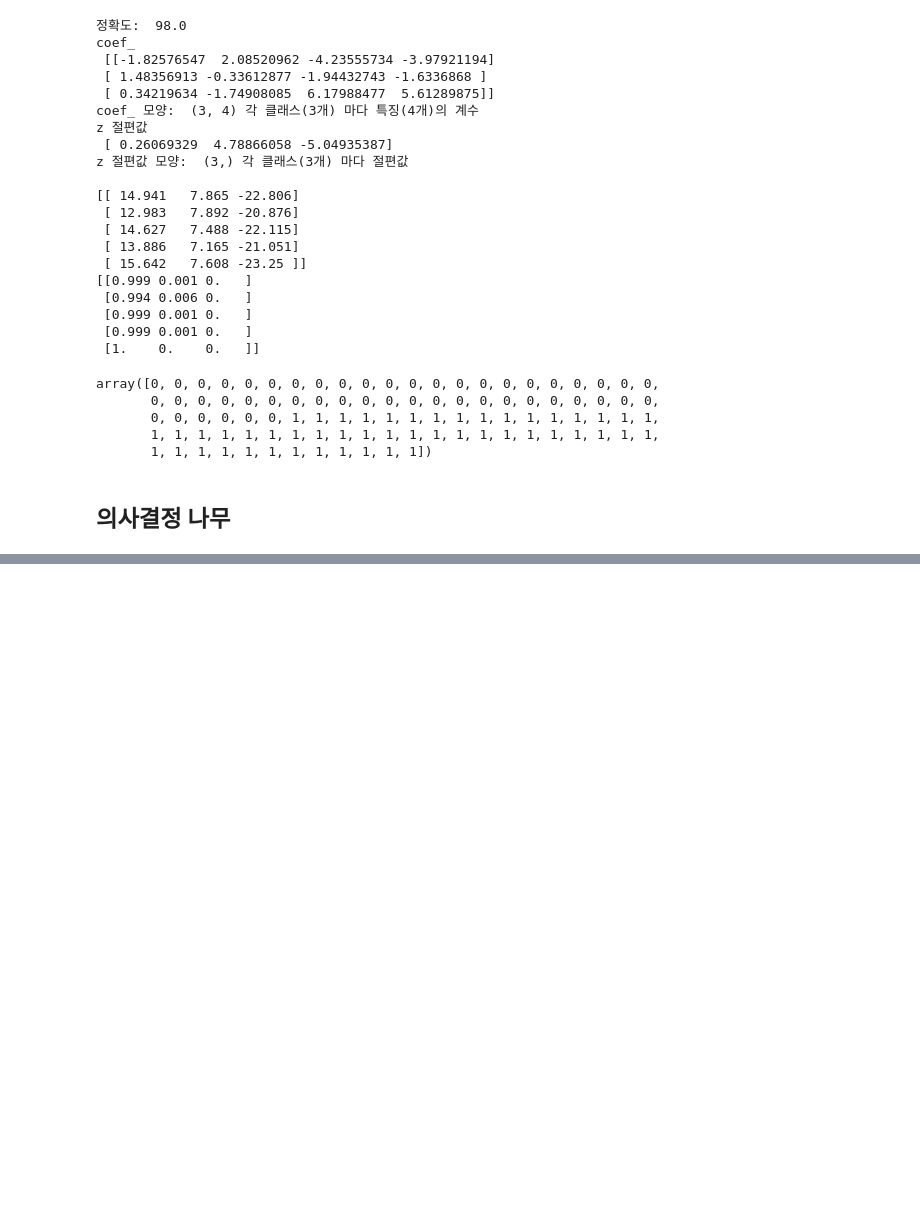
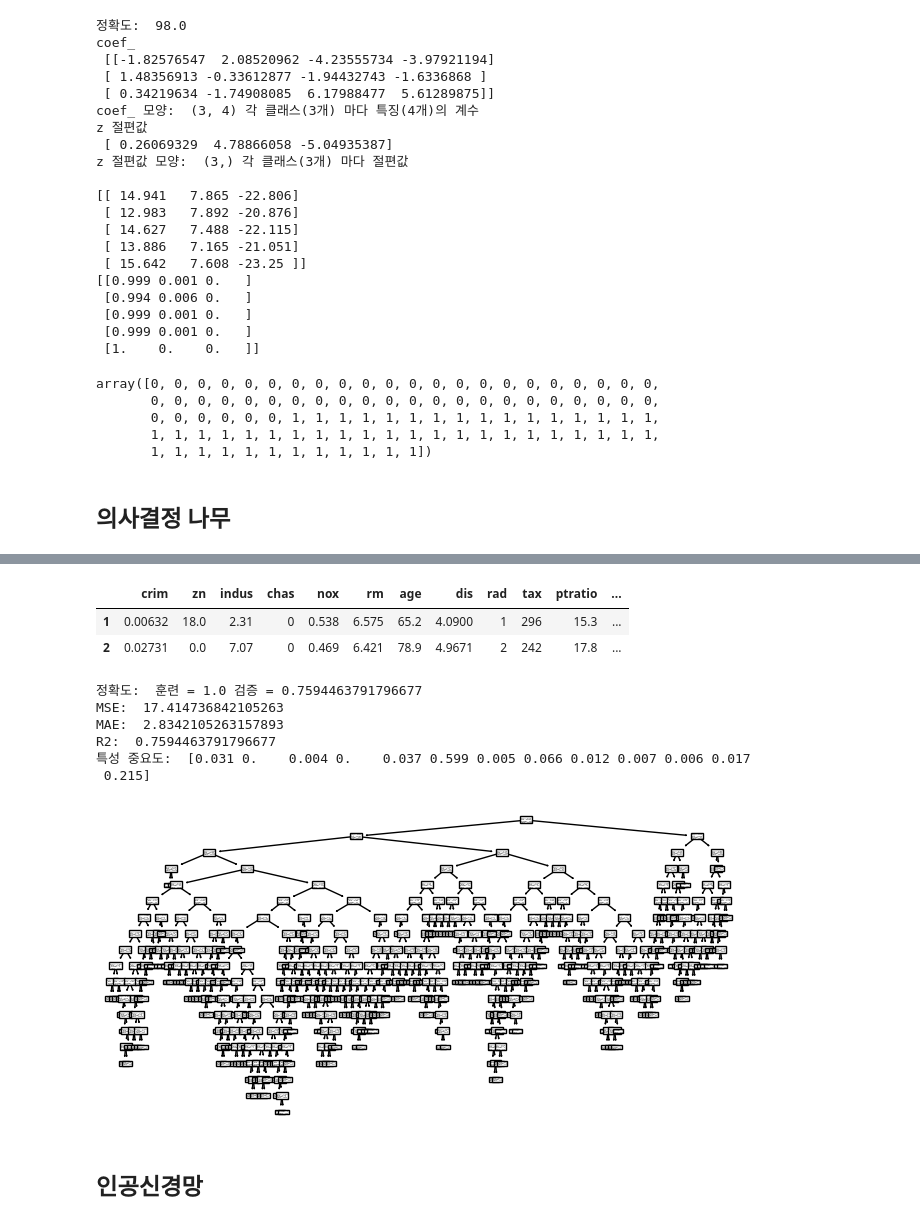
Before and after one commit to chickengak/TIL, a Jupyter notebook: dev-journey/big-data/myPractice-bbg.ipynb, the cells around one changed output, grey strips where cells are left out. Saved outputs shown, nothing was run; the diff lists cells and outputs as text; code cells hidden in the pictures; blank space fills up the shorter version.

```diff
--- a/dev-journey/big-data/myPractice-bbg.ipynb
+++ b/dev-journey/big-data/myPractice-bbg.ipynb
@@ -621,2 +690,43 @@ array([0, 0, 0, 0, 0, 0, 0, 0, 0, 0, 0, 0, 0, 0, 0, 0, 0, 0, 0, 0, 0, 0,
+# %%
+### boston 데이터
+from sklearn.preprocessing import StandardScaler
+from sklearn.model_selection import train_test_split
+from sklearn.tree import DecisionTreeRegressor, plot_tree
+from sklearn.metrics import mean_squared_error, mean_absolute_error, r2_score
+
+boston = pd.read_csv('samples/Boston.csv', index_col=0)
+display(boston.head(2))
+
+boston_X = boston.drop('medv', axis=1)
+boston_Y = pd.DataFrame(boston['medv'])
+train_X, val_X, train_Y, val_Y = train_test_split(boston_X, boston_Y, train_size=0.7, random_state=55)
+
+scaler = StandardScaler()
+train_X_scaled = scaler.fit_transform(train_X)
+val_X_scaled = scaler.transform(val_X)
+
+model = DecisionTreeRegressor(random_state=55)  # 난 max_depth 안 줬음
+model.fit(train_X_scaled, train_Y)
+
+print('정확도: ', '훈련 =', model.score(train_X_scaled, train_Y), '검증 =', model.score(val_X_scaled, val_Y))
+predicted = model.predict(val_X_scaled)
+print('MSE: ', mean_squared_error(val_Y, predicted))
+print('MAE: ', mean_absolute_error(val_Y, predicted))
+print('R2: ', r2_score(val_Y, predicted))
+print('특성 중요도: ', model.feature_importances_.round(3))
+
+plt.figure(figsize=(8,4))
+plot_tree(model); plt.show()
+# %% [output]
+|  | crim | zn | indus | chas | nox | rm | age | dis | rad | tax | ptratio | ... |
+| 1 | 0.00632 | 18.0 | 2.31 | 0 | 0.538 | 6.575 | 65.2 | 4.0900 | 1 | 296 | 15.3 | ... |
+| 2 | 0.02731 | 0.0 | 7.07 | 0 | 0.469 | 6.421 | 78.9 | 4.9671 | 2 | 242 | 17.8 | ... |
+정확도:  훈련 = 1.0 검증 = 0.7594463791796677
+MSE:  17.414736842105263
+MAE:  2.8342105263157893
+R2:  0.7594463791796677
+특성 중요도:  [0.031 0.    0.004 0.    0.037 0.599 0.005 0.066 0.012 0.007 0.006 0.017
+ 0.215]
+[figure, added]
 # %% [markdown]
-###
+## 인공신경망
```
Also changed, not shown: parts of 18 cells of this notebook.
